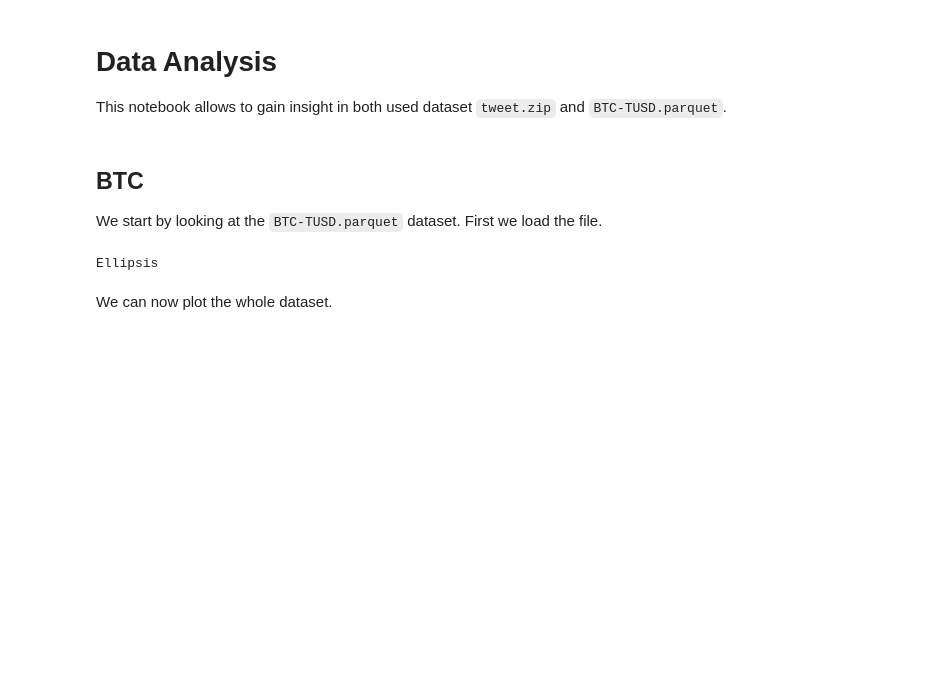
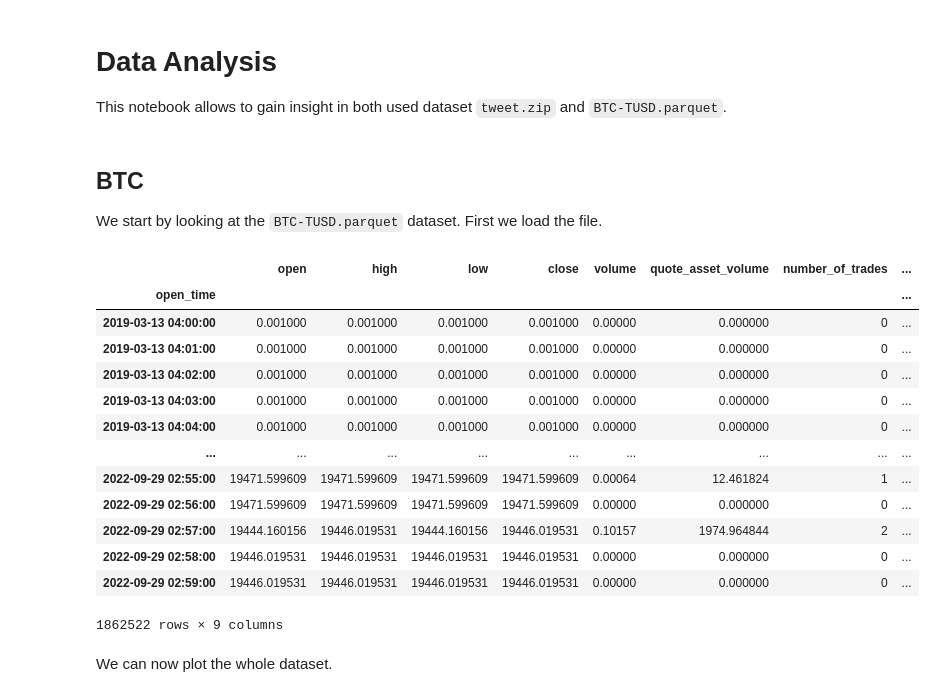
Before and after one commit to paulo-03/bitcoin_twitter, a Jupyter notebook: data_analysis.ipynb, the cells around one changed output. Cells and saved outputs as stored; diff of their text form; code cells hidden in the pictures; blank space fills up the shorter version.

```diff
--- a/data_analysis.ipynb
+++ b/data_analysis.ipynb
@@ -12,9 +12,23 @@ from data_analysis import TweetsAnalyzer, BTCAnalyzer
 
 We start by looking at the `BTC-TUSD.parquet` dataset. First we load the file.
 # %%
-...
+price = BTCAnalyzer(file_path='./data/BTC-TUSD.parquet')
+price.data
 # %% [output]
+|  | open | high | low | close | volume | quote_asset_volume | number_of_trades | ... |
+| open_time |  |  |  |  |  |  |  | ... |
+| 2019-03-13 04:00:00 | 0.001000 | 0.001000 | 0.001000 | 0.001000 | 0.00000 | 0.000000 | 0 | ... |
+| 2019-03-13 04:01:00 | 0.001000 | 0.001000 | 0.001000 | 0.001000 | 0.00000 | 0.000000 | 0 | ... |
+| 2019-03-13 04:02:00 | 0.001000 | 0.001000 | 0.001000 | 0.001000 | 0.00000 | 0.000000 | 0 | ... |
+| 2019-03-13 04:03:00 | 0.001000 | 0.001000 | 0.001000 | 0.001000 | 0.00000 | 0.000000 | 0 | ... |
+| 2019-03-13 04:04:00 | 0.001000 | 0.001000 | 0.001000 | 0.001000 | 0.00000 | 0.000000 | 0 | ... |
+| ... | ... | ... | ... | ... | ... | ... | ... | ... |
+| 2022-09-29 02:55:00 | 19471.599609 | 19471.599609 | 19471.599609 | 19471.599609 | 0.00064 | 12.461824 | 1 | ... |
+| 2022-09-29 02:56:00 | 19471.599609 | 19471.599609 | 19471.599609 | 19471.599609 | 0.00000 | 0.000000 | 0 | ... |
+| 2022-09-29 02:57:00 | 19444.160156 | 19446.019531 | 19444.160156 | 19446.019531 | 0.10157 | 1974.964844 | 2 | ... |
+| 2022-09-29 02:58:00 | 19446.019531 | 19446.019531 | 19446.019531 | 19446.019531 | 0.00000 | 0.000000 | 0 | ... |
+| 2022-09-29 02:59:00 | 19446.019531 | 19446.019531 | 19446.019531 | 19446.019531 | 0.00000 | 0.000000 | 0 | ... |
-Ellipsis
+1862522 rows × 9 columns
 # %% [markdown]
 We can now plot the whole dataset.
 # %%
```
Also changed, not shown: parts of 5 cells of this notebook, 1 other file.
